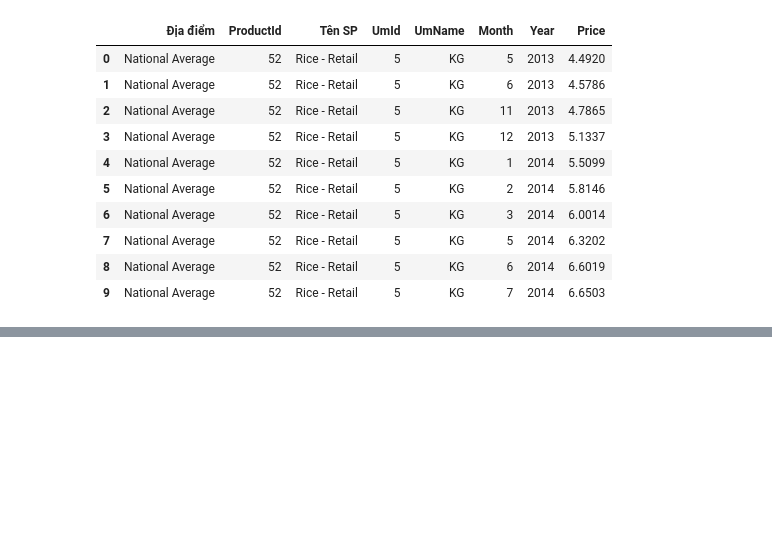
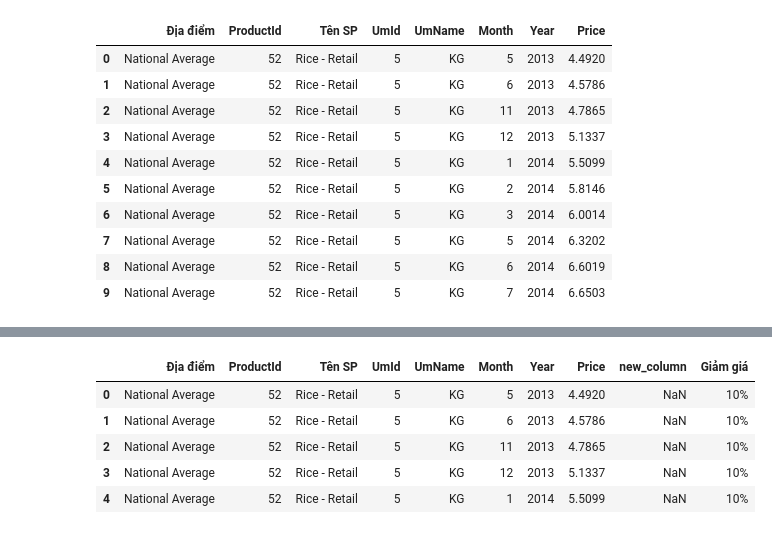
Before and after one commit to hunght92/Codegym, a Jupyter notebook: Học lại.ipynb, the cells around one changed output, grey strips where cells are left out. Cells and saved outputs as stored; diff of their text form; code cells hidden in the pictures; blank space fills up the shorter version.

```diff
--- a/Học lại.ipynb
+++ b/Học lại.ipynb
@@ -240,3 +240,7 @@ df.head(10)
 | 7 | National Average | 52 | Rice - Retail | 5 | KG | 5 | 2014 | 6.3202 |
 | 8 | National Average | 52 | Rice - Retail | 5 | KG | 6 | 2014 | 6.6019 |
 | 9 | National Average | 52 | Rice - Retail | 5 | KG | 7 | 2014 | 6.6503 |
+# %%
+# Thêm một cột mới với tất cả các giá trị rỗng NaN
+df['new_column'] = 'NaN'
+df.head()
@@ -242,0 +254,13 @@ df.head(10)
+# %%
+# Thêm cột giảm giá 10% cho tất cả các bản ghi
+# Cách 1: Gán tên cột dưới dạng một chuỗi và thêm giá trị cho cột đó
+
+df['Giảm giá']= pd.Series('10%', index=df.index)
+df.head()
+# %% [output]
+|  | Địa điểm | ProductId | Tên SP | UmId | UmName | Month | Year | Price | new_column | Giảm giá |
+| 0 | National Average | 52 | Rice - Retail | 5 | KG | 5 | 2013 | 4.4920 | NaN | 10% |
+| 1 | National Average | 52 | Rice - Retail | 5 | KG | 6 | 2013 | 4.5786 | NaN | 10% |
+| 2 | National Average | 52 | Rice - Retail | 5 | KG | 11 | 2013 | 4.7865 | NaN | 10% |
+| 3 | National Average | 52 | Rice - Retail | 5 | KG | 12 | 2013 | 5.1337 | NaN | 10% |
+| 4 | National Average | 52 | Rice - Retail | 5 | KG | 1 | 2014 | 5.5099 | NaN | 10% |
```
Also changed, not shown: parts of 1 cell of this notebook.
